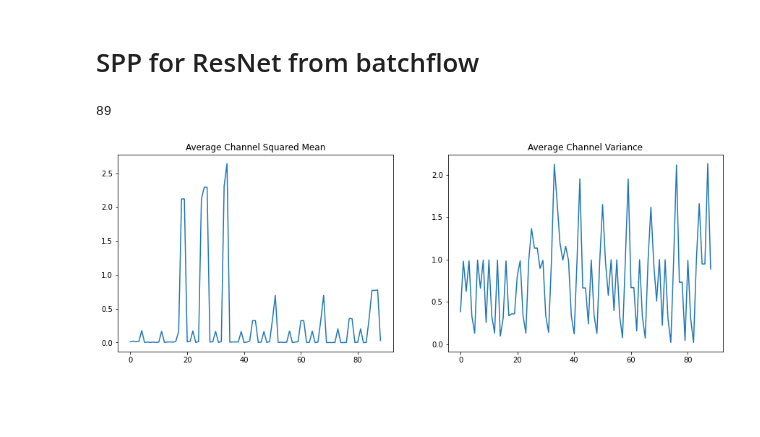
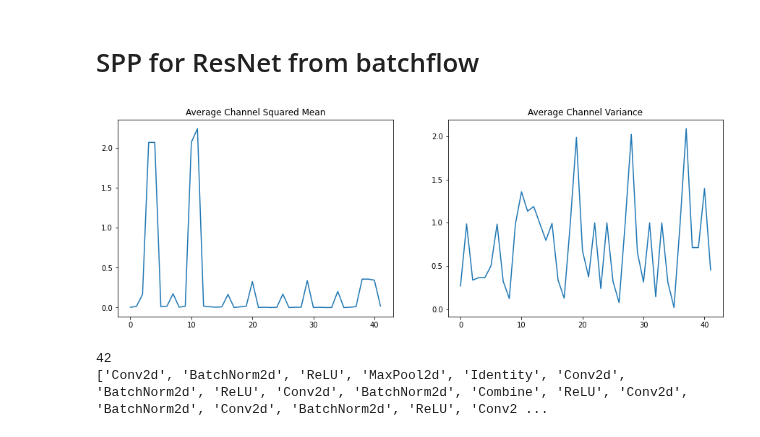
Before and after one commit to RisaMagpie/neuronets, a Jupyter notebook: SPP.ipynb, the cells around one changed output. Drawn from its saved outputs; the diff is of its cells as text; code cells hidden in the pictures; blank space fills up the shorter version.

```diff
--- a/SPP.ipynb
+++ b/SPP.ipynb
@@ -120,4 +143,4 @@ model_config = {
     'device': 'cpu'
 }
 
-model = ResNet18(model_config).model
+model = ResNet(model_config).model
@@ -127,13 +147,10 @@ _ = model(torch.randn(3,1,28,28)) # batch size must be more than 1
+# %%
+sp_info = SPP_info(model, show_plots=True)
+# %% [output]
+[figure, added]
 # %%
-len(signal_propagation['Average Channel Squared Mean'])
+print(len(sp_info['Average Channel Squared Mean']))
+print(sp_info['Instances'])
 # %% [output]
-89
+42
+['Conv2d', 'BatchNorm2d', 'ReLU', 'MaxPool2d', 'Identity', 'Conv2d', 'BatchNorm2d', 'ReLU', 'Conv2d', 'BatchNorm2d', 'Combine', 'ReLU', 'Conv2d', 'BatchNorm2d', 'Conv2d', 'BatchNorm2d', 'ReLU', 'Conv2 ...
-# %%
-fig, axes = plt.subplots(1, 2, figsize=(15, 5))
-for ax, field in zip(axes, signal_propagation.keys()):
-    x = range(len(signal_propagation[field]))
-    ax.plot(x, signal_propagation[field])
-    ax.set_title(field)
-fig.show()
-# %% [output]
-[figure, removed]
```
Also changed, not shown: parts of 10 cells of this notebook.
